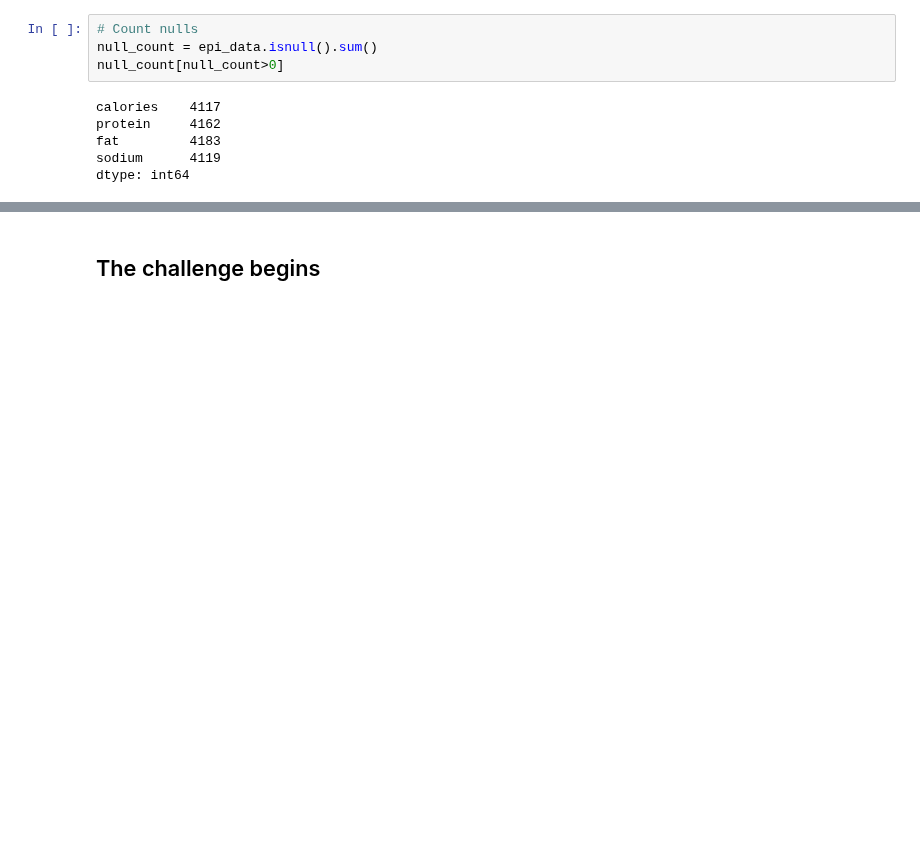
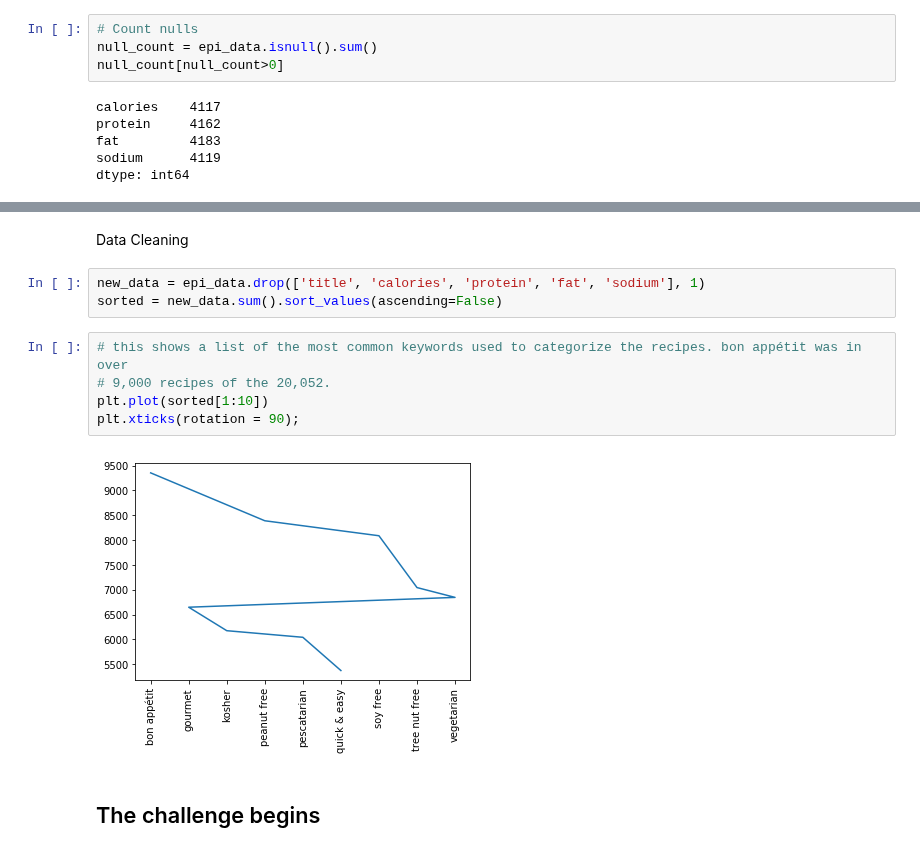
Before and after one commit to efuller11/Thinkful, a Jupyter notebook: Unit 3 Lesson 4 SVM challenge.ipynb, the cells around one changed output, grey strips where cells are left out. Cells and saved outputs as stored; diff of their text form; blank space fills up the shorter version.

```diff
--- a/Unit 3 Lesson 4 SVM challenge.ipynb
+++ b/Unit 3 Lesson 4 SVM challenge.ipynb
@@ -50,2 +55,14 @@ array([ 0.01818511,  0.026411  ,  0.03037705,  0.01957949,  0.02451197])
+# %% [markdown]
+Data Cleaning
+# %%
+new_data = epi_data.drop(['title', 'calories', 'protein', 'fat', 'sodium'], 1)
+sorted = new_data.sum().sort_values(ascending=False)
+# %%
+# this shows a list of the most common keywords used to categorize the recipes. bon appétit was in over
+# 9,000 recipes of the 20,052.
+plt.plot(sorted[1:10])
+plt.xticks(rotation = 90);
+# %% [output]
+[figure, added]
 # %% [markdown]
 ## The challenge begins
```
Also changed, not shown: parts of 35 cells of this notebook.
